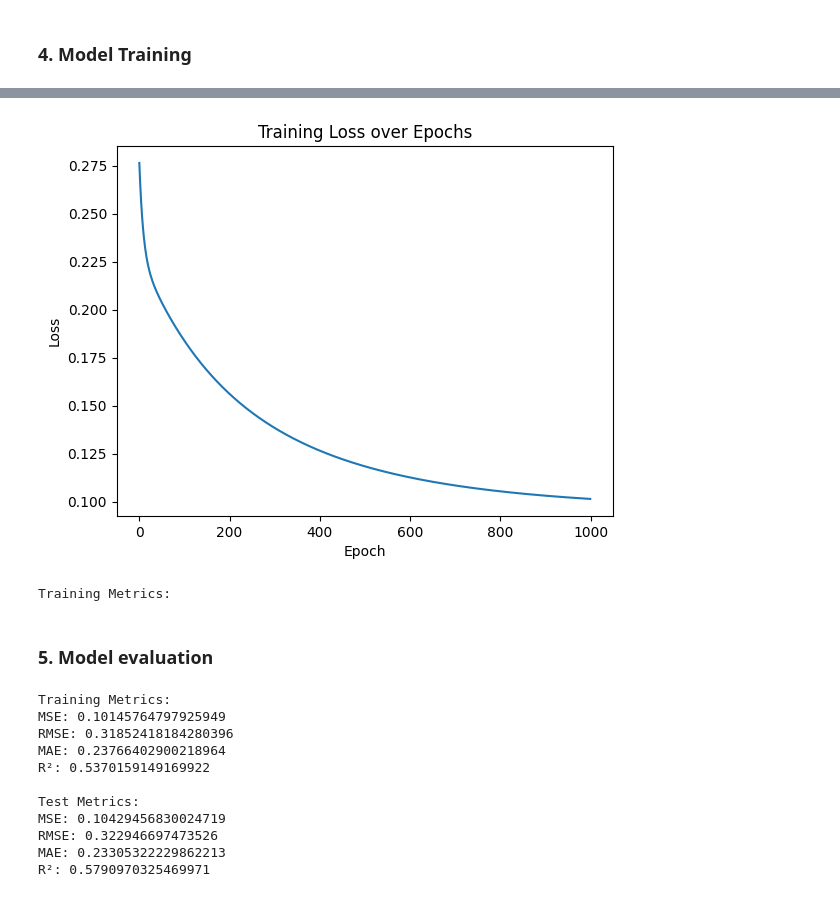
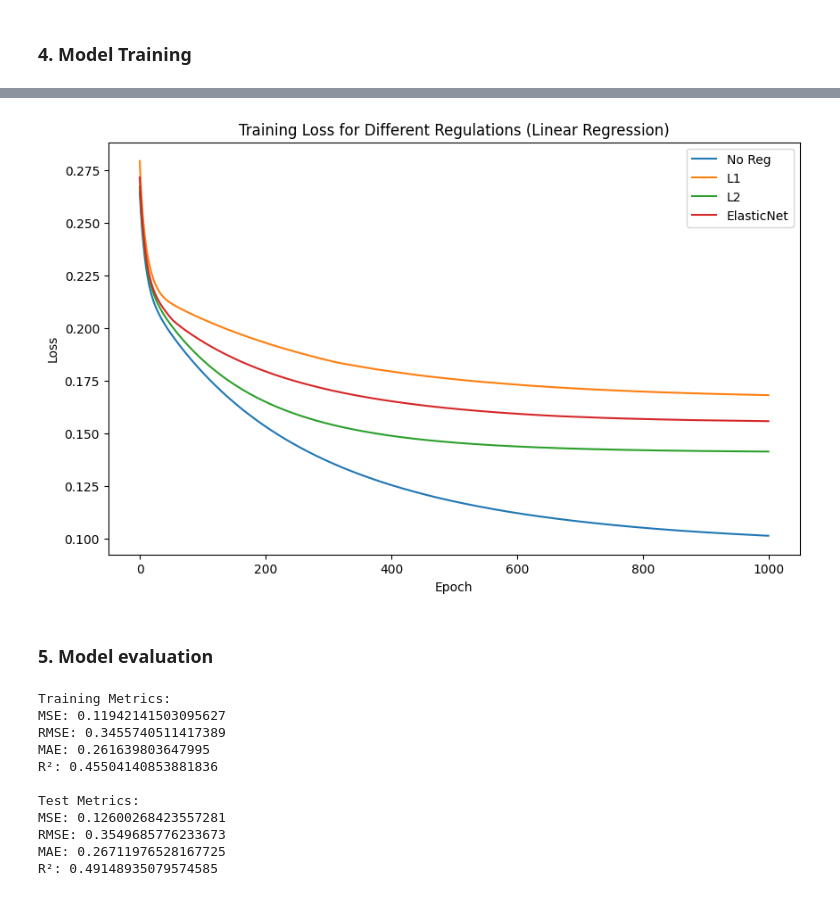
Before and after one commit to PNT131ITMO/5.AIS, a Jupyter notebook: Lab1/lab1.ipynb, the cells around one changed output, grey strips where cells are left out. Drawn from its saved outputs; the diff is of its cells as text; code cells hidden in the pictures.

```diff
--- a/Lab1/lab1.ipynb
+++ b/Lab1/lab1.ipynb
@@ -472,9 +488,13 @@ train_size = int(0.8 * len(X_house))
 X_h_train, X_h_test = X_house[:train_size], X_house[train_size:]
 y_h_train, y_h_test = y_house[:train_size], y_house[train_size:]
 
-model = LinearRegression(0.01, 1000)
+# Lab 2 task 1
+reg_types = [None, 'l1', 'l2', 'elasticnet']
+labels = ['No Reg', 'L1', 'L2', 'ElasticNet']
+losses_all = []
 
-model.fit(X_h_train, y_h_train)
-
-losses = model.loss_his
+for reg in reg_types:
+    model = LinearRegression(learning_rate=0.01, num_iterations=1000, regularization=reg, alpha=0.05, l1_ratio=0.5)
+    model.fit(X_h_train, y_h_train)
+    losses_all.append(model.loss_his)
 # %% [output]
@@ -491,51 +518,42 @@ Epoch 900: Loss=0.10315054655075073, R²=0.5292906761169434
 # %%
-plt.plot(losses)
-plt.title("Training Loss over Epochs")
+plt.figure(figsize=(10, 6))
+for i, loss in enumerate(losses_all):
+    plt.plot(loss, label=labels[i])
+plt.title("Training Loss for Different Regulations (Linear Regression)")
 plt.xlabel("Epoch")
 plt.ylabel("Loss")
+plt.legend()
 plt.show()
 # %% [output]
-[figure, old version]
+[figure, new version]
-# %%
-y_train_pred = model.predict(X_h_train)
-metrics_train = model.calc_metrics(y_h_train, y_train_pred)
-
-y_test_pred = model.predict(X_h_test)
-metrics_test = model.calc_metrics(y_h_test, y_test_pred)
-
-print("Training Metrics:")
-# %% [output]
-Training Metrics:
 # %% [markdown]
 ### 5. Model evaluation
 # %%
-train_predictions = model.predict(X_h_train)
-train_metrics = model.calc_metrics(y_h_train, train_predictions)
+metrics_train, y_train_pred = model.evaluate(X_h_train, y_h_train)
 
-test_predictions = model.predict(X_h_test)
-test_metrics = model.calc_metrics(y_h_test, test_predictions)
+metrics_test, y_test_pred = model.evaluate(X_h_test, y_h_test)
 
 print("Training Metrics:")
-print(f"MSE: {train_metrics['MSE']}")
-print(f"RMSE: {train_metrics['RMSE']}")
-print(f"MAE: {train_metrics['MAE']}")
-print(f"R²: {train_metrics['R2']}")
+print(f"MSE: {metrics_train['MSE']}")
+print(f"RMSE: {metrics_train['RMSE']}")
+print(f"MAE: {metrics_train['MAE']}")
+print(f"R²: {metrics_train['R2']}")
 
 print("\nTest Metrics:")
-print(f"MSE: {test_metrics['MSE']}")
-print(f"RMSE: {test_metrics['RMSE']}")
-print(f"MAE: {test_metrics['MAE']}")
-print(f"R²: {test_metrics['R2']}")
+print(f"MSE: {metrics_test['MSE']}")
+print(f"RMSE: {metrics_test['RMSE']}")
+print(f"MAE: {metrics_test['MAE']}")
+print(f"R²: {metrics_test['R2']}")
 # %% [output]
 Training Metrics:
-MSE: 0.10145764797925949
-RMSE: 0.31852418184280396
-MAE: 0.23766402900218964
-R²: 0.5370159149169922
+MSE: 0.11942141503095627
+RMSE: 0.3455740511417389
+MAE: 0.261639803647995
+R²: 0.45504140853881836
 
 Test Metrics:
-MSE: 0.10429456830024719
-RMSE: 0.322946697473526
-MAE: 0.23305322229862213
-R²: 0.5790970325469971
+MSE: 0.12600268423557281
+RMSE: 0.3549685776233673
+MAE: 0.26711976528167725
+R²: 0.49148935079574585
 # %%
```
Also changed, not shown: parts of 13 cells of this notebook.
